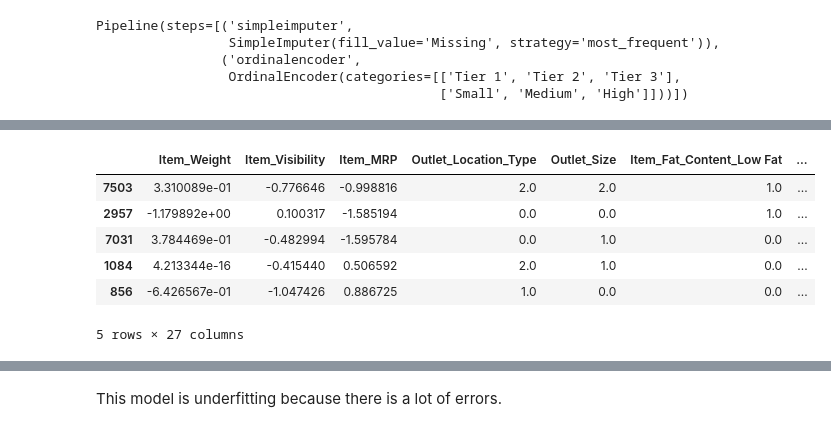
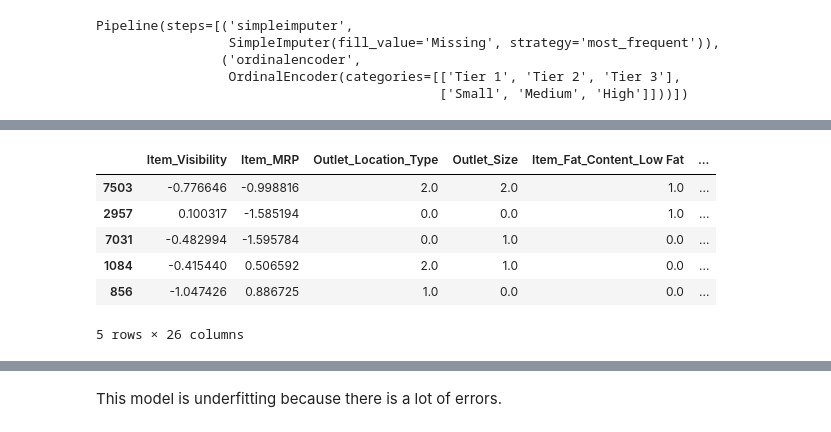
Before and after one commit to carlolopez03/Prediction-of-Product-Sales, a Jupyter notebook: Machine_Learning.ipynb, the cells around one changed output, grey strips where cells are left out. Saved outputs shown, nothing was run; the diff lists cells and outputs as text; code cells hidden in the pictures.

```diff
--- a/Machine_Learning.ipynb
+++ b/Machine_Learning.ipynb
@@ -107,2 +80,0 @@ Name: Outlet_Type, dtype: int64
-# %%
-df = df.drop(columns=['Item_Identifier', 'Outlet_Identifier', 'Outlet_Establishment_Year'])
@@ -117,8 +123,9 @@ Name: Item_Fat_Content, dtype: int64
 ##**Machine Learning**
 # %%
 #Defining the features and target
-y = df['Item_Outlet_Sales']
-X = df.drop(columns = 'Item_Outlet_Sales')
+target = 'Item_Outlet_Sales'
+y = df[target]
+X = df.drop(columns=[target, 'Item_Identifier', 'Outlet_Identifier', 'Outlet_Establishment_Year', 'Item_Weight'])
 
 #Train, test, split
 X_train, X_test, y_train, y_test = train_test_split(X, y, random_state=42)
@@ -139,9 +155,8 @@ Index(['Item_Weight', 'Item_Visibility', 'Item_MRP'], dtype='object')
 # %%
 #Processors
-impute_mean = SimpleImputer(strategy='mean')
 scaler = StandardScaler()
 
 #Pipeline for numeric feature
-num_pipe = make_pipeline(impute_mean, scaler)
+num_pipe = make_pipeline(scaler)
 num_pipe
 # %% [output]
@@ -170,11 +184,10 @@ Pipeline(steps=[('simpleimputer',
 #Defining nominal features
 nominal_cols = X_train.select_dtypes('object').drop(columns=ordinal_cols).columns
 
-#Processors
-missing_imputer = SimpleImputer(strategy='constant', fill_value='missing')
+#Processor
 ohe = OneHotEncoder(sparse_output=False, handle_unknown='ignore')
 
 #Pipeline for nominal features
-nom_pipeline = make_pipeline(missing_imputer, ohe)
+nom_pipeline = make_pipeline(ohe)
 nom_pipeline
 # %% [output]
@@ -225,11 +236,11 @@ X_train_processed.head()
 # %%
-X_test_processed = col_transformer.transform(X_test)
-X_test_processed.head()
+X_test_proc = col_transformer.transform(X_test)
+X_test_proc.head()
 # %% [output]
-|  | Item_Weight | Item_Visibility | Item_MRP | Outlet_Location_Type | Outlet_Size | Item_Fat_Content_Low Fat | ... |
-| 7503 | 3.310089e-01 | -0.776646 | -0.998816 | 2.0 | 2.0 | 1.0 | ... |
-| 2957 | -1.179892e+00 | 0.100317 | -1.585194 | 0.0 | 0.0 | 1.0 | ... |
-| 7031 | 3.784469e-01 | -0.482994 | -1.595784 | 0.0 | 1.0 | 0.0 | ... |
-| 1084 | 4.213344e-16 | -0.415440 | 0.506592 | 2.0 | 1.0 | 0.0 | ... |
-| 856 | -6.426567e-01 | -1.047426 | 0.886725 | 1.0 | 0.0 | 0.0 | ... |
+|  | Item_Visibility | Item_MRP | Outlet_Location_Type | Outlet_Size | Item_Fat_Content_Low Fat | ... |
+| 7503 | -0.776646 | -0.998816 | 2.0 | 2.0 | 1.0 | ... |
+| 2957 | 0.100317 | -1.585194 | 0.0 | 0.0 | 1.0 | ... |
+| 7031 | -0.482994 | -1.595784 | 0.0 | 1.0 | 0.0 | ... |
+| 1084 | -0.415440 | 0.506592 | 2.0 | 1.0 | 0.0 | ... |
+| 856 | -1.047426 | 0.886725 | 1.0 | 0.0 | 0.0 | ... |
-5 rows × 27 columns
+5 rows × 26 columns
```
Also changed, not shown: parts of 30 cells of this notebook.
